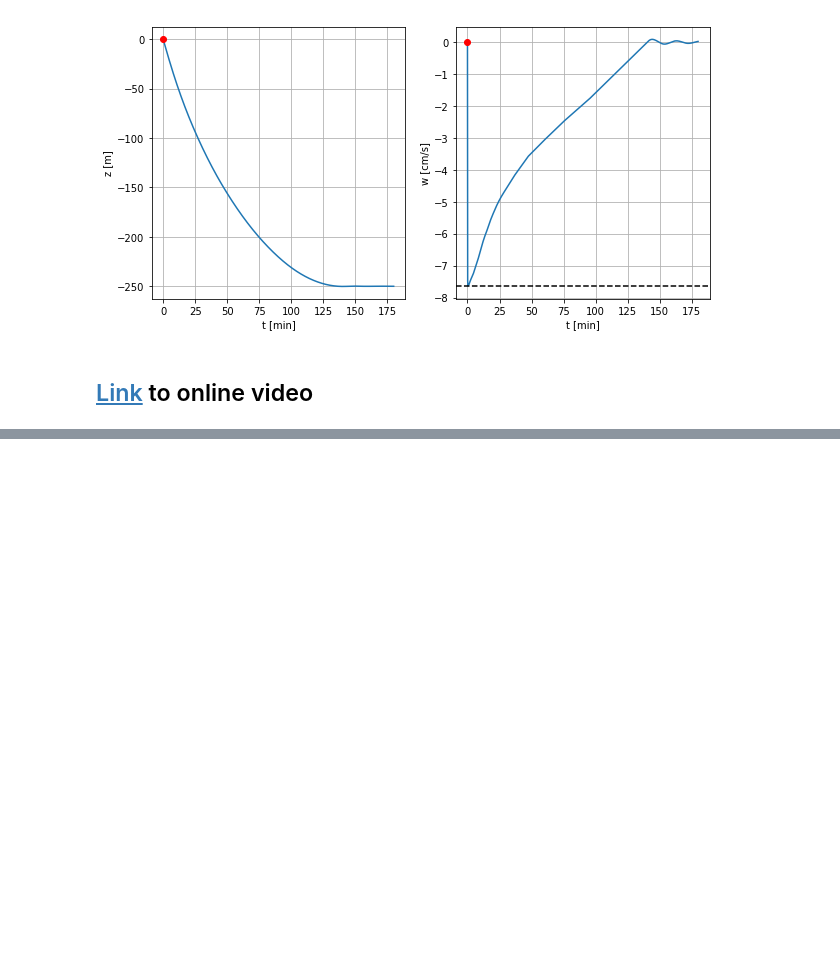
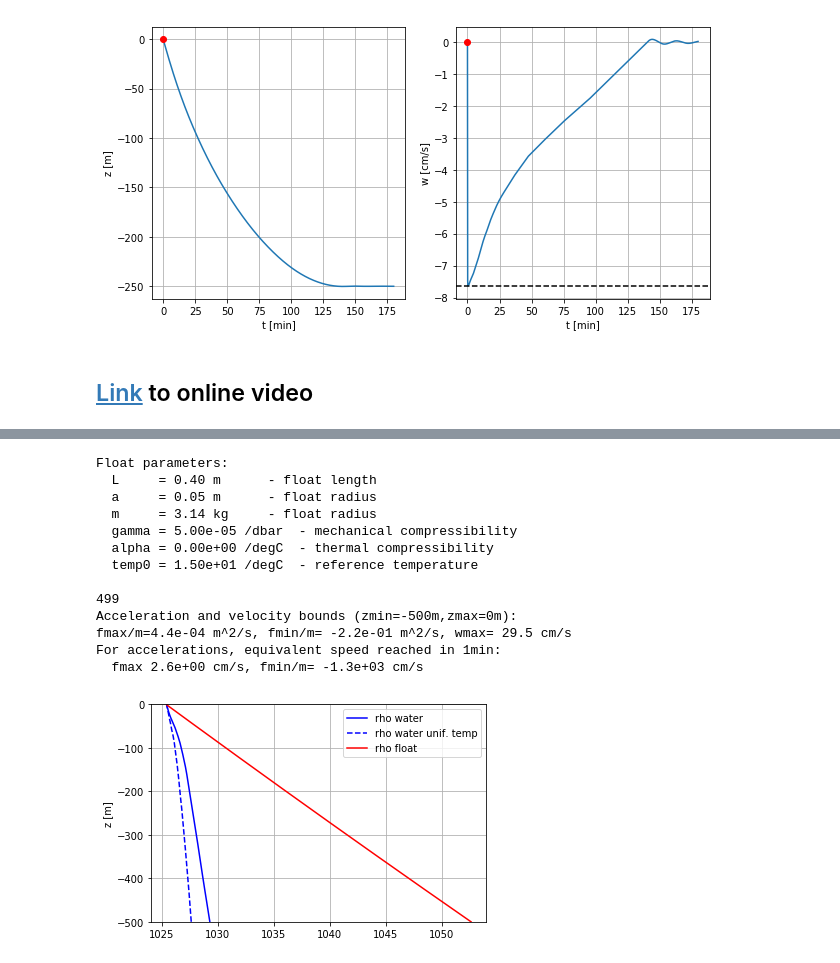
Before and after one commit to apatlpo/cognac, a Jupyter notebook: instrum/float_dynamics.ipynb, the cells around one changed output, grey strips where cells are left out. Drawn from its saved outputs; the diff is of its cells as text; code cells hidden in the pictures; blank space fills up the shorter version.

Commit message:
Add unstable float to float_dynamics notebook

```diff
--- a/instrum/float_dynamics.ipynb
+++ b/instrum/float_dynamics.ipynb
@@ -214,0 +226,42 @@ HTML(anim.to_html5_video())
+# %%
+#
+f = autonomous_float(gamma=50.e-6,alpha=0.)
+print(f)
+
+# compute densities densities
+z=np.arange(-500.,0.,1.)
+#
+rho_w, p, temp = w.get_rho(z), w.get_p(z), w.get_temp(z)
+iz = np.argmin(np.abs(z+0))
+print(iz)
+f.v = f.adjust_balast(p[iz],temp[iz],rho_w[iz])
+rho_f=f.rho(p,temp)
+
+# compute bounds on motions
+fmax, fmin, afmax, wmax = f.compute_bounds(w,-500.)
+
+plt.figure()
+ax = plt.subplot(111)
+#
+ax.plot(rho_w,z,'b',label='rho water')
+ax.plot(rho_w_notemp,z,'b--',label='rho water unif. temp')
+ax.plot(rho_f,z,'r',label='rho float')
+ax.legend()
+ax.set_ylim((-500,0.))
+ax.set_ylabel('z [m]')
+ax.grid()
+# %% [output]
+Float parameters:
+  L     = 0.40 m      - float length
+  a     = 0.05 m      - float radius
+  m     = 3.14 kg     - float radius
+  gamma = 5.00e-05 /dbar  - mechanical compressibility
+  alpha = 0.00e+00 /degC  - thermal compressibility
+  temp0 = 1.50e+01 /degC  - reference temperature
+
+499
+Acceleration and velocity bounds (zmin=-500m,zmax=0m):
+fmax/m=4.4e-04 m^2/s, fmin/m= -2.2e-01 m^2/s, wmax= 29.5 cm/s
+For accelerations, equivalent speed reached in 1min:
+  fmax 2.6e+00 cm/s, fmin/m= -1.3e+03 cm/s
+[figure, added]
```
Also changed, not shown: parts of 7 cells of this notebook, 1 other file.
